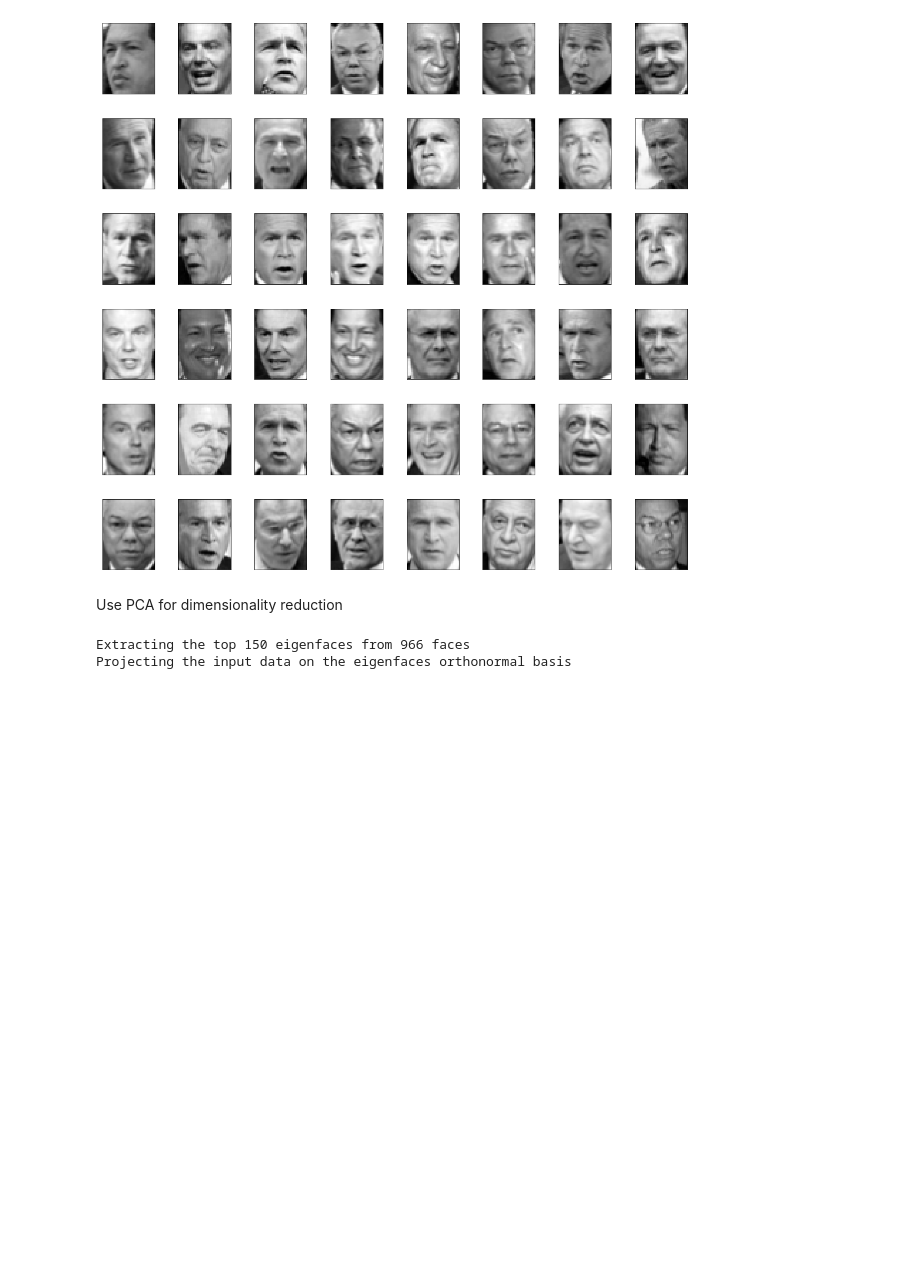
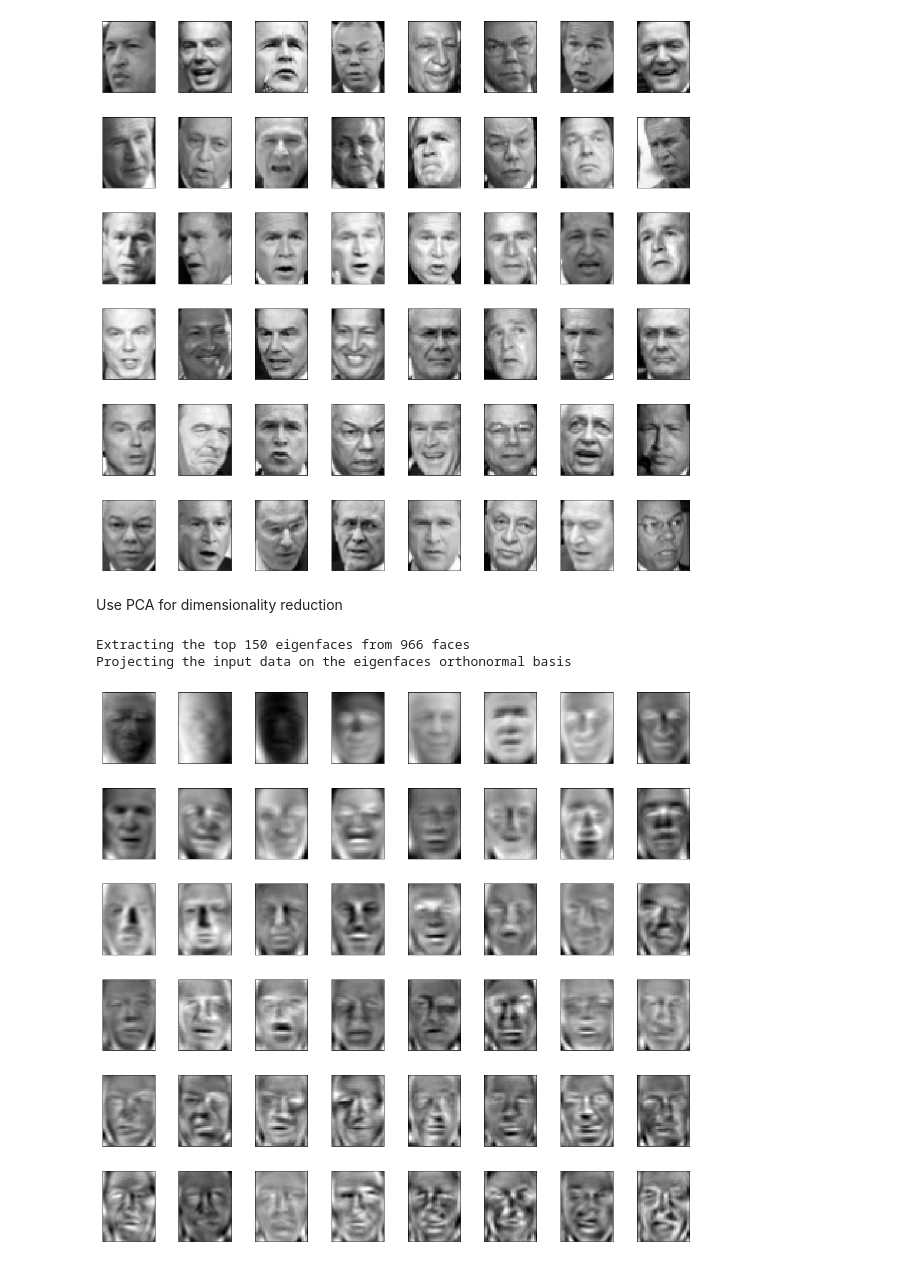
Before and after one commit to tvml/ml1920, a Jupyter notebook: codici/svm_eigenfaces.ipynb, the cells around one changed output. Drawn from its saved outputs; the diff is of its cells as text; code cells hidden in the pictures; blank space fills up the shorter version.

```diff
--- a/codici/svm_eigenfaces.ipynb
+++ b/codici/svm_eigenfaces.ipynb
@@ -88,6 +93,10 @@ X_test_pca = pca.transform(X_test)
 # %% [output]
 Extracting the top 150 eigenfaces from 966 faces
 Projecting the input data on the eigenfaces orthonormal basis
+# %%
+plot_gallery(eigenfaces, h, w, n_row=6, n_col=8)
+# %% [output]
+[figure, added]
 # %%
 # Train a SVM classification model
 
```
Also changed, not shown: parts of 4 cells of this notebook, 1 other file.
